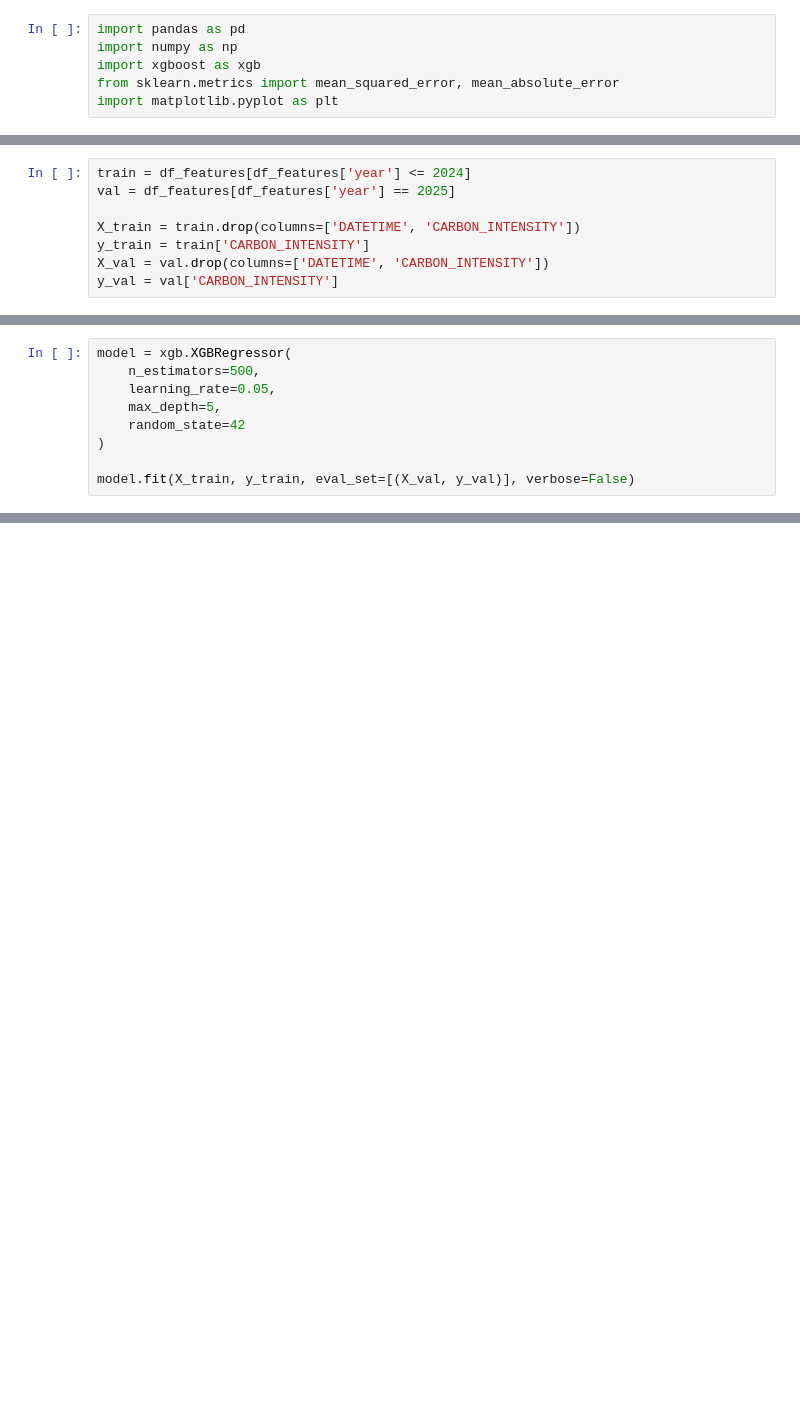
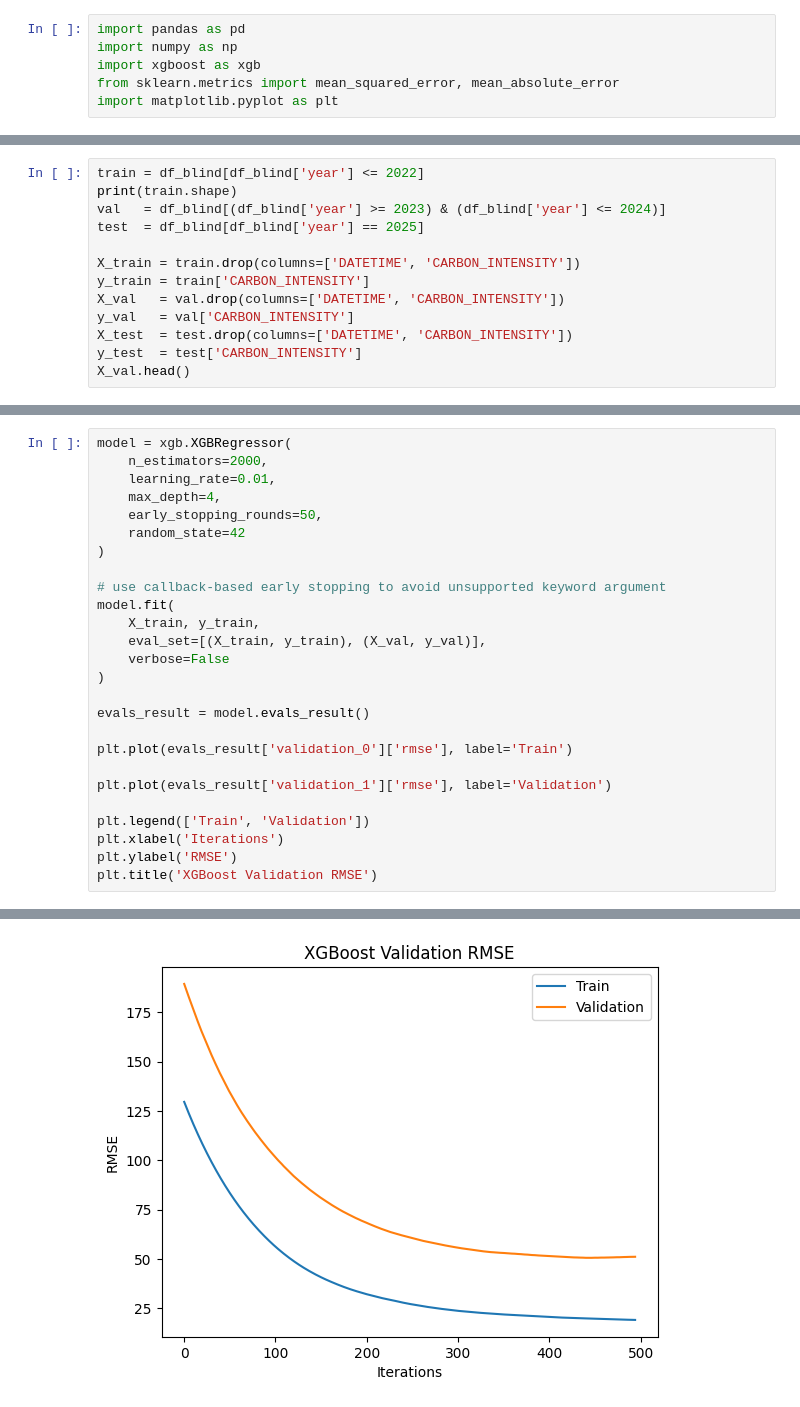
Before and after one commit to CalvoSeko/sustainable-computing-coursework-tianwei, a Jupyter notebook: code/XGBoost_forecasting.ipynb, the cells around one changed output, grey strips where cells are left out. Saved outputs shown, nothing was run; the diff lists cells and outputs as text; blank space fills up the shorter version.

```diff
--- a/code/XGBoost_forecasting.ipynb
+++ b/code/XGBoost_forecasting.ipynb
@@ -25,8 +42,13 @@ df_features = create_features(df_monthly).dropna()
 # %%
-train = df_features[df_features['year'] <= 2024]
-val = df_features[df_features['year'] == 2025]
+train = df_blind[df_blind['year'] <= 2022]
+print(train.shape)
+val   = df_blind[(df_blind['year'] >= 2023) & (df_blind['year'] <= 2024)]
+test  = df_blind[df_blind['year'] == 2025]
 
 X_train = train.drop(columns=['DATETIME', 'CARBON_INTENSITY'])
 y_train = train['CARBON_INTENSITY']
-X_val = val.drop(columns=['DATETIME', 'CARBON_INTENSITY'])
-y_val = val['CARBON_INTENSITY']
+X_val   = val.drop(columns=['DATETIME', 'CARBON_INTENSITY'])
+y_val   = val['CARBON_INTENSITY']
+X_test  = test.drop(columns=['DATETIME', 'CARBON_INTENSITY'])
+y_test  = test['CARBON_INTENSITY']
+X_val.head()
@@ -33,10 +63,27 @@ y_val = val['CARBON_INTENSITY']
 # %%
 model = xgb.XGBRegressor(
-    n_estimators=500,
-    learning_rate=0.05,
-    max_depth=5,
+    n_estimators=2000,
+    learning_rate=0.01,
+    max_depth=4,
+    early_stopping_rounds=50,
     random_state=42
 )
 
-model.fit(X_train, y_train, eval_set=[(X_val, y_val)], verbose=False)
+# use callback-based early stopping to avoid unsupported keyword argument
+model.fit(
+    X_train, y_train,
+    eval_set=[(X_train, y_train), (X_val, y_val)],
+    verbose=False
+)
+
+evals_result = model.evals_result()
+
+plt.plot(evals_result['validation_0']['rmse'], label='Train')
+
+plt.plot(evals_result['validation_1']['rmse'], label='Validation')
+
+plt.legend(['Train', 'Validation'])
+plt.xlabel('Iterations')
+plt.ylabel('RMSE')
+plt.title('XGBoost Validation RMSE')
 # %% [output]
@@ -54 +91,2 @@ XGBRegressor(base_score=None, booster=None, callbacks=None,
+[figure, added]
 # %%
```
Also changed, not shown: parts of 6 cells of this notebook.
